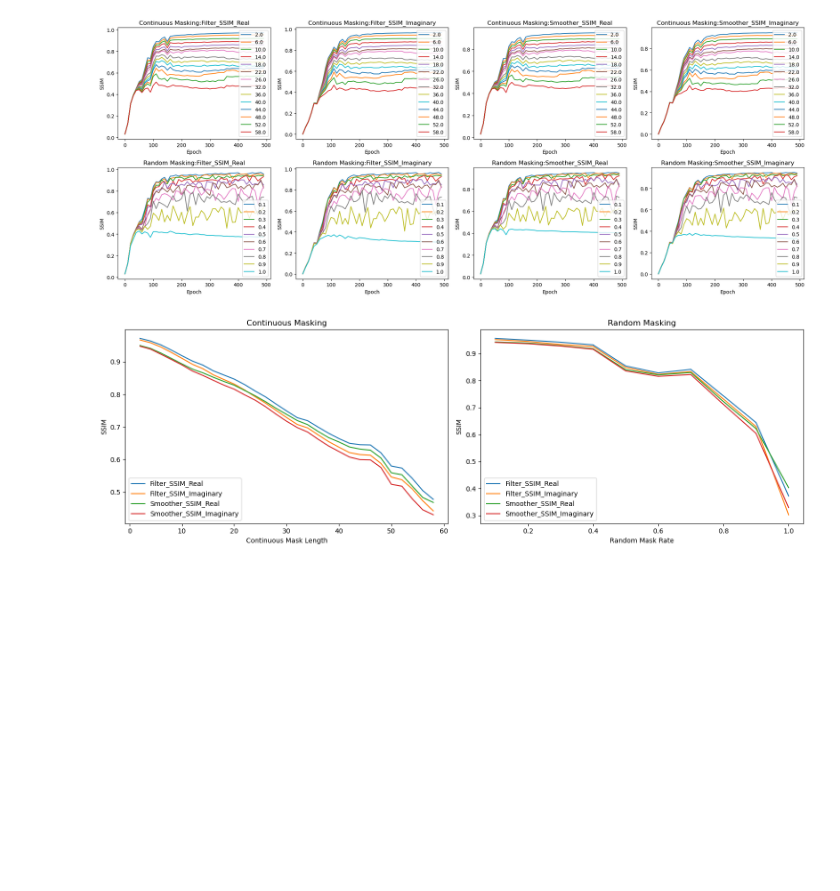
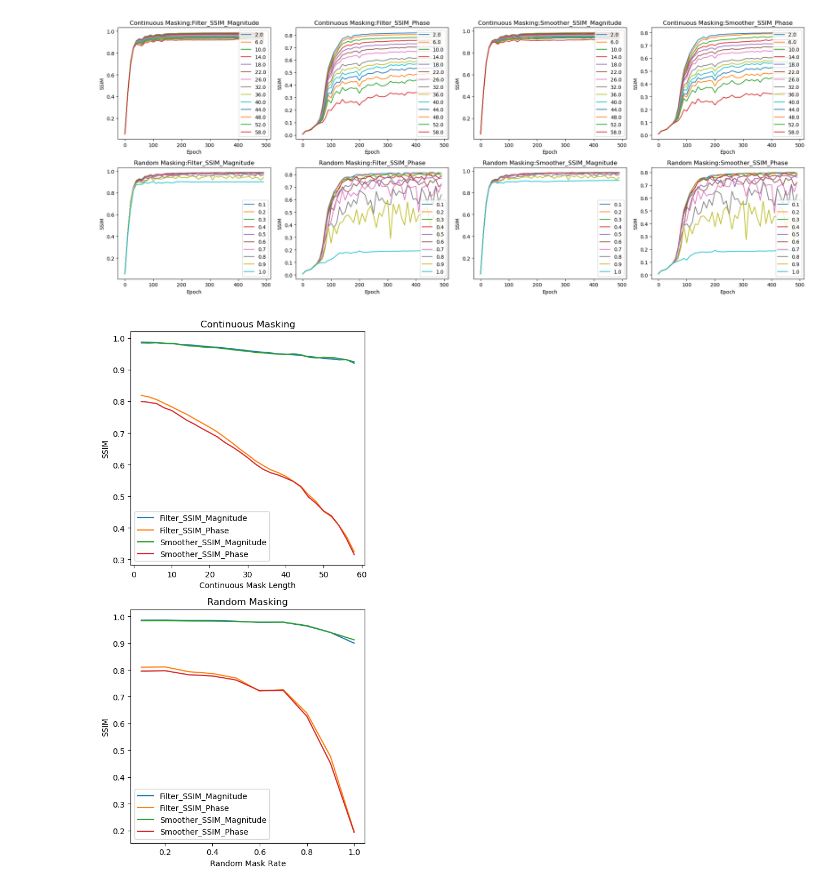
Before and after one commit to akashic9/TimeSeriesKalmanVAE, a Jupyter notebook: performance_analysis.ipynb, the cells around one changed output. Drawn from its saved outputs; the diff is of its cells as text; code cells hidden in the pictures; blank space fills up the shorter version.

```diff
--- a/performance_analysis.ipynb
+++ b/performance_analysis.ipynb
@@ -3,8 +3,6 @@ from pathlib import Path
 
 import matplotlib.pyplot as plt
 import numpy as np
-# %%
-checkpoint_name = "20240829_143731"
 # %%
 def indices_sampler(sample_rate, indices):
     target_samples = int(len(indices) * sample_rate)
@@ -55,14 +53,14 @@ class MaskingAnalysis:
         plt.show()
 
     def plot_ssim_cs(self):
-        plt.figure(figsize=(15, 5))
-        plt.subplot(1, 2, 1)
+        plt.figure(figsize=(5, 10))
+        plt.subplot(2, 1, 1)
         plt.plot(self.continuous_masking[1],self.continuous_masking[0][-1,:,:])
         plt.legend(self.continuous_masking[2],loc = "lower left")
         plt.xlabel("Continuous Mask Length")
         plt.ylabel("SSIM")
         plt.title("Continuous Masking")
-        plt.subplot(1, 2, 2)
+        plt.subplot(2, 1, 2)
         plt.plot(self.random_masking[1],self.random_masking[0][-1,:,:])
         plt.legend(self.random_masking[2],loc = "lower left")
         plt.xlabel("Random Mask Rate")
@@ -71,10 +69,11 @@ class MaskingAnalysis:
         plt.tight_layout()
         plt.show()
 # %%
-MA = MaskingAnalysis(checkpoint_name)
-MA.continuous_masking[2] = MA.random_masking[2] = ["Filter_SSIM_Real", "Filter_SSIM_Imaginary", "Smoother_SSIM_Real", "Smoother_SSIM_Imaginary"]
+MA = MaskingAnalysis("20240831_215450")
+# MA.continuous_masking[2] = MA.random_masking[2] = ["Filter_SSIM_Real", "Filter_SSIM_Imaginary", "Smoother_SSIM_Real", "Smoother_SSIM_Imaginary"]
+MA.continuous_masking[2] = MA.random_masking[2] = ["Filter_SSIM_Magnitude", "Filter_SSIM_Phase", "Smoother_SSIM_Magnitude", "Smoother_SSIM_Phase"]
 MA.plot_ssim_epoch(0.5, 1)
 MA.plot_ssim_cs()
 # %% [output]
-[figure, old version]
+[figure, new version]
-[figure, old version]
+[figure, new version]
```
Also changed, not shown: 3 other files.
